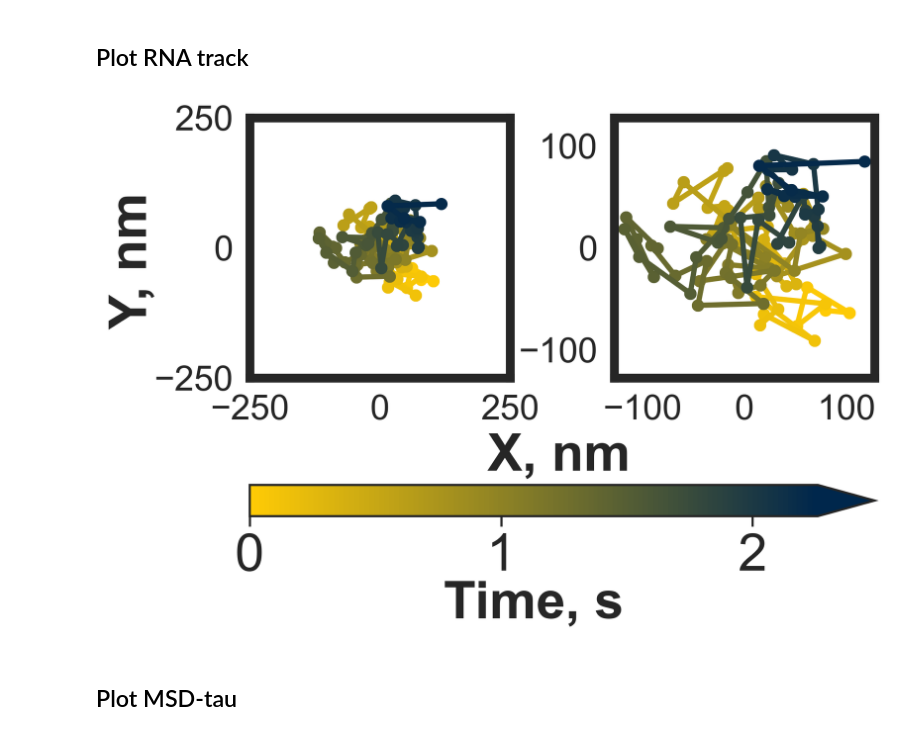
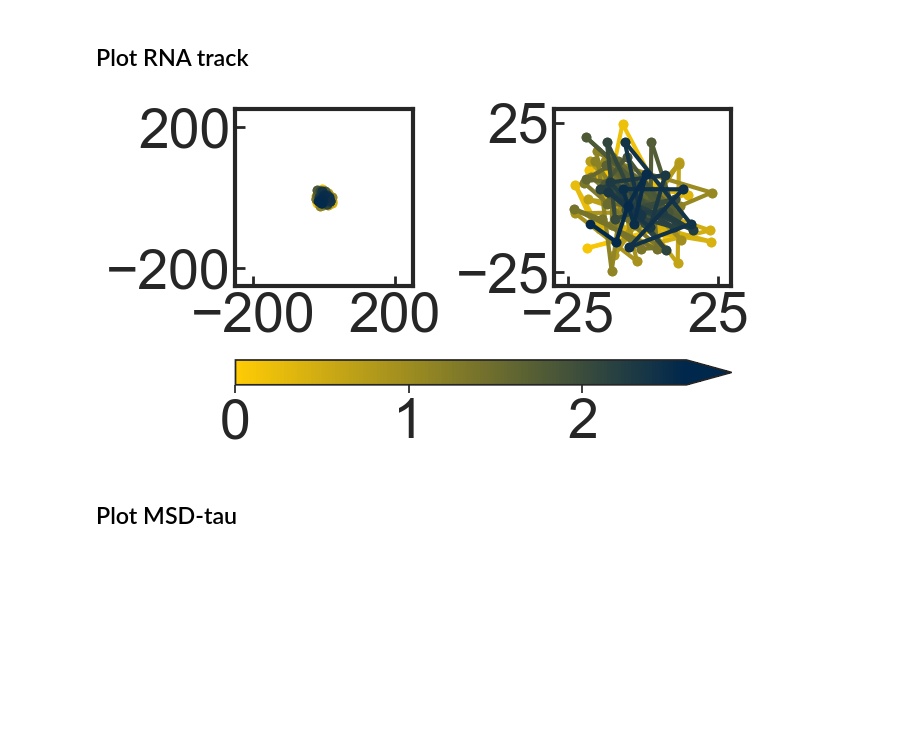
Before and after one commit to walterlab-um/intra_condensate_SPT, a Jupyter notebook: plot_paper_figure/Fig2_inidvidual_track_plotter.ipynb, the cells around one changed output. Saved outputs shown, nothing was run; the diff lists cells and outputs as text; code cells hidden in the pictures; blank space fills up the shorter version.

```diff
--- a/plot_paper_figure/Fig2_inidvidual_track_plotter.ipynb
+++ b/plot_paper_figure/Fig2_inidvidual_track_plotter.ipynb
@@ -25,7 +26,7 @@ cmap_name = "maize2blue"
 folder_save = "/Volumes/lsa-nwalter/Guoming_Gao_turbo/Walterlab_server/PROCESSED_DATA/RNA-diffusion-in-FUS/RNAinFUS_PaperFigures/Fig2_diffusion analysis/example_zoomed_in_tracks"
 os.chdir(folder_save)
 
-fname_save_prefix = "zoomed_in_RNA_track-constrained-1"
+fname_save_prefix = "zoomed_in_RNA_track-static-1"
 switch_read_from_file = True
 switch_savefig = True
 # %% [markdown]
@@ -120,7 +121,8 @@ if not switch_read_from_file:
 cmap = clr.LinearSegmentedColormap.from_list(
     cmap_name, [cmap_color_start, cmap_color_end], N=x.shape[0]
 )
-
+fontsize = 40
+wspace = 0.8
 # Adjust track
 x_plot = x[:-5]
 y_plot = y[:-5]
@@ -128,9 +130,8 @@ t_plot = t[:-5]
 x_plot = x_plot - (x_plot.min() + x_plot.max()) / 2
 y_plot = y_plot - (y_plot.min() + y_plot.max()) / 2
 
-# fig, axs = plt.subplots(1, 2, figsize=(10, 6), dpi=300)
-fig = plt.figure(dpi=300)
-gs = fig.add_gridspec(1, 2, wspace=0.4)
+fig = plt.figure()
+gs = fig.add_gridspec(1, 2, wspace=wspace)
 axs = gs.subplots()
 for i in range(len(t_plot) - 1):
     axs[0].plot(
@@ -149,58 +150,62 @@ for i in range(len(t_plot) - 1):
         linewidth=3,
     )
 
 # tick number and sizes
 for i in range(2):
     axs[i].axis("scaled")
-    axs[i].spines[:].set_linewidth(5)
-    axs[i].tick_params(axis="both", which="major", labelsize=20)
+    axs[i].spines[:].set_linewidth(3)
+    axs[i].tick_params(
+        axis="both",
+        which="major",
+        labelsize=fontsize,
+        direction="in",
+        bottom=True,
+        left=True,
+        length=7,
+        width=2,
+    )
 
-xy_max = np.max([x_plot.max(), y_plot.max()]) + 10
+# xy_max = np.max([x_plot.max(), y_plot.max()]) + 20
+# Immobile
+xy_max = np.max([x_plot.max(), y_plot.max()]) + 5
 axs[1].set_xlim(-xy_max, xy_max)
 axs[1].set_ylim(-xy_max, xy_max)
-axs[1].xaxis.set_major_locator(MaxNLocator(3))
-axs[1].yaxis.set_major_locator(MaxNLocator(3))
-xy_fix = 500
-axs[0].set_xlim(-xy_fix / 2, xy_fix / 2)
-axs[0].set_ylim(-xy_fix / 2, xy_fix / 2)
-axs[0].set_xticks([-xy_fix / 2, 0, xy_fix / 2])
-axs[0].set_yticks([-xy_fix / 2, 0, xy_fix / 2])
-
+# Constrained
+# axs[1].set_xticks([-100, 100])
+# axs[1].set_yticks([-100, 100])
+# Normal
+# axs[1].set_xticks([-600, 600])
+# axs[1].set_yticks([-600, 600])
+# Immobile
+axs[1].set_xticks([-25, 25])
+axs[1].set_yticks([-25, 25])
+axs[0].set_xlim(-250, 250)
+axs[0].set_ylim(-250, 250)
+axs[0].set_xticks([-200, 200])
+axs[0].set_yticks([-200, 200])
 
 # color bar
 cbar = plt.colorbar(
     cm.ScalarMappable(norm=clr.Normalize(t[0], t[-1]), cmap=cmap),
     ax=axs,
     orientation="horizontal",
-    pad=0.23,
+    pad=0.2,
     drawedges=False,
     ticks=[0, 1, 2, 3],
     extendfrac=0.1,
     extend="max",
 )
-cbar.set_label(
-    label="Time, s",
-    weight="bold",
-    fontsize=30,
-    labelpad=0,
-    family="Arial",
-)
-cbar.ax.tick_params(labelsize=30)
-
-fig.text(0.42, 0.25, "X, nm", fontsize=30, weight="bold")
-fig.text(-0.05, 0.5, "Y, nm", fontsize=30, weight="bold", rotation=90)
-
-
+cbar.ax.tick_params(labelsize=fontsize)
 # saving
 if switch_savefig:
     plt.savefig(
         fname_save_prefix + "-track-twoscales.png",
         format="png",
         dpi=300,
         bbox_inches="tight",
     )
 plt.show()
 # %% [output]
-[figure, old version]
+[figure, new version]
 # %% [markdown]
 ## Plot MSD-tau
```
Also changed, not shown: parts of 5 cells of this notebook.
